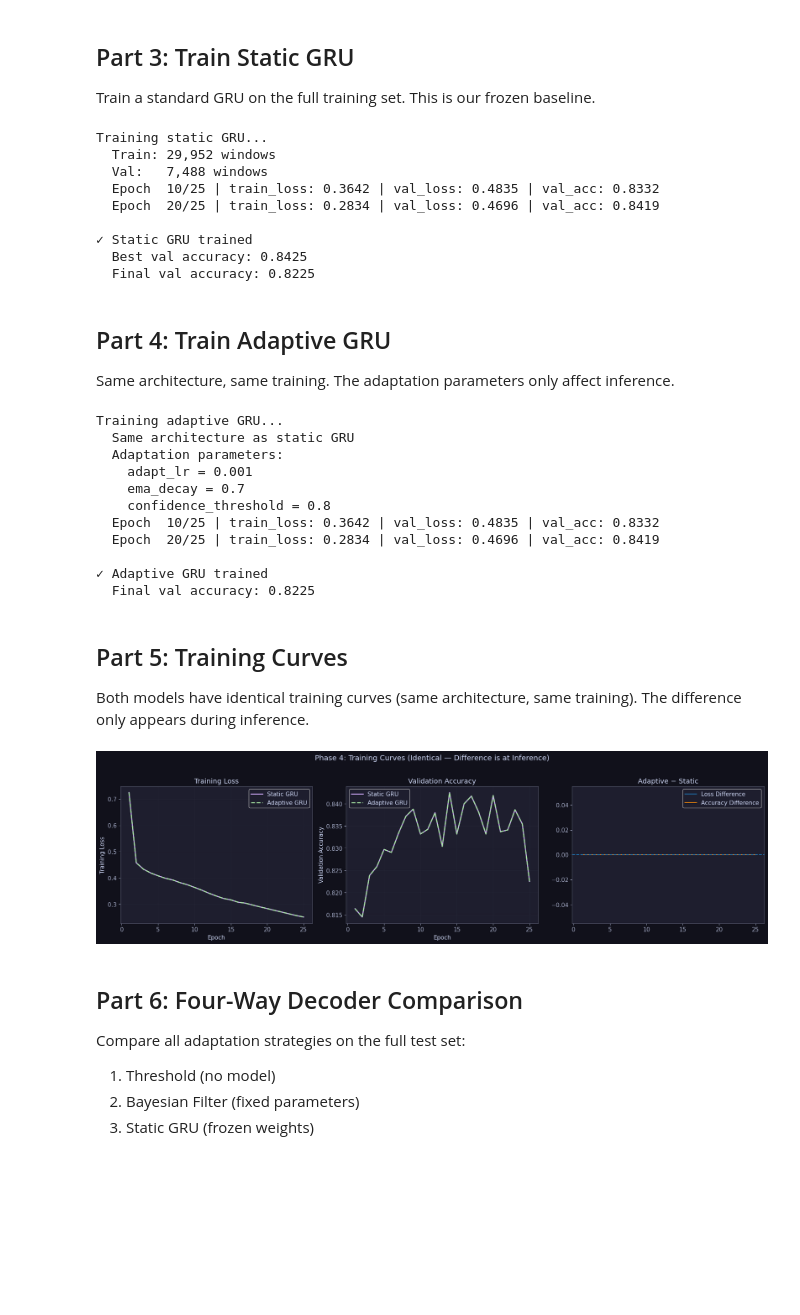
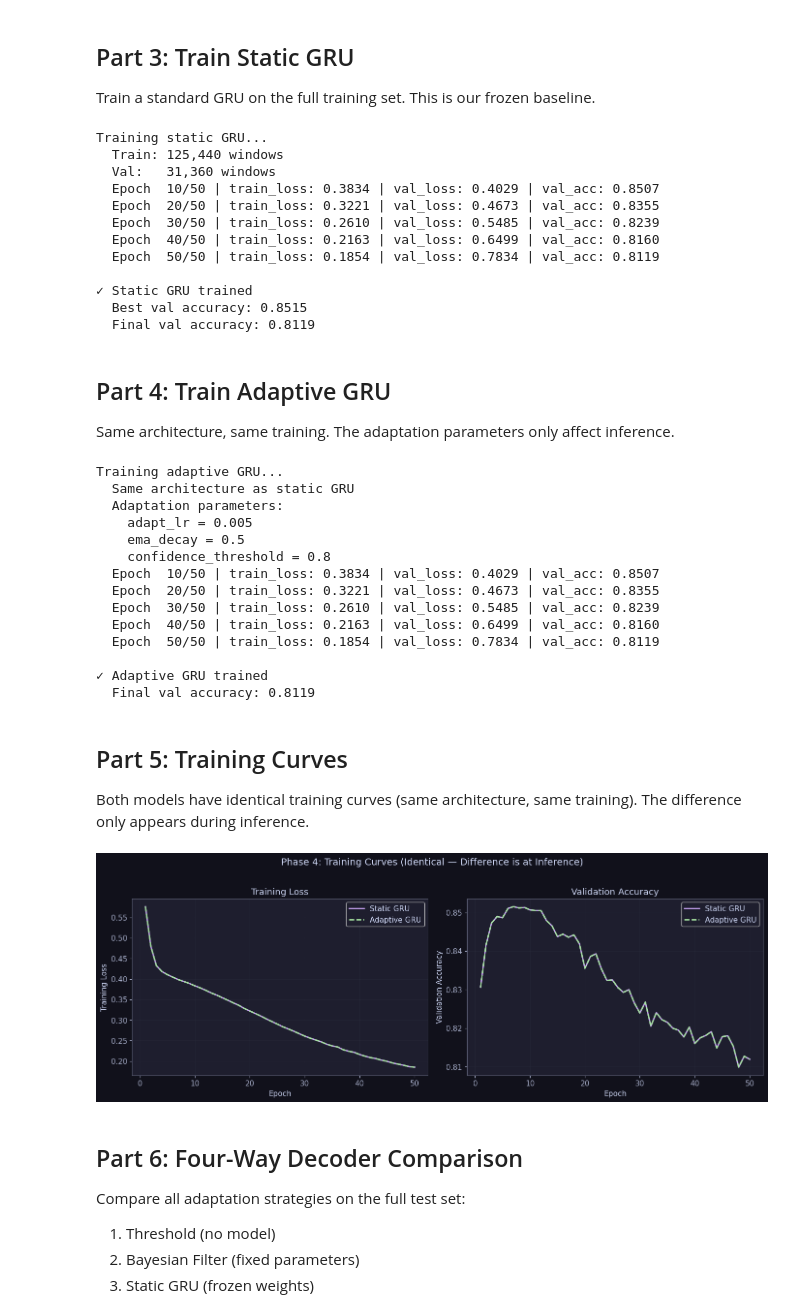
Before and after one commit to pkarakala/cqec-ml-decoder, a Jupyter notebook: notebooks/04_phase4_adaptive_decoding.ipynb, the cells around one changed output. Drawn from its saved outputs; the diff is of its cells as text; code cells hidden in the pictures; blank space fills up the shorter version.

```diff
--- a/notebooks/04_phase4_adaptive_decoding.ipynb
+++ b/notebooks/04_phase4_adaptive_decoding.ipynb
@@ -126,8 +116,8 @@ Generate trajectories with parameters that drift over time.
 Using 200 trajectories with T=1000 for better statistics.
 # %%
 # Dataset parameters
-N_TRAJECTORIES = 60
-T = 800
+N_TRAJECTORIES = 200
+T = 1000
 WINDOW_SIZE = 20
 P_FLIP = 0.02
 
@@ -207,7 +197,7 @@ print(f"  Val:   {len(X_val_split):,} windows")
 result_static = train_gru(
     X_train_split, y_train_split,
     X_val_split, y_val_split,
-    epochs=25,
+    epochs=50,
     batch_size=256,
     lr=0.001,
     hidden_size=64,
@@ -222,14 +212,17 @@ print(f"  Best val accuracy: {max(static_history['val_acc']):.4f}")
 print(f"  Final val accuracy: {static_history['val_acc'][-1]:.4f}")
 # %% [output]
 Training static GRU...
-  Train: 29,952 windows
-  Val:   7,488 windows
-  Epoch  10/25 | train_loss: 0.3642 | val_loss: 0.4835 | val_acc: 0.8332
-  Epoch  20/25 | train_loss: 0.2834 | val_loss: 0.4696 | val_acc: 0.8419
+  Train: 125,440 windows
+  Val:   31,360 windows
+  Epoch  10/50 | train_loss: 0.3834 | val_loss: 0.4029 | val_acc: 0.8507
+  Epoch  20/50 | train_loss: 0.3221 | val_loss: 0.4673 | val_acc: 0.8355
+  Epoch  30/50 | train_loss: 0.2610 | val_loss: 0.5485 | val_acc: 0.8239
+  Epoch  40/50 | train_loss: 0.2163 | val_loss: 0.6499 | val_acc: 0.8160
+  Epoch  50/50 | train_loss: 0.1854 | val_loss: 0.7834 | val_acc: 0.8119
 
 ✓ Static GRU trained
-  Best val accuracy: 0.8425
-  Final val accuracy: 0.8225
+  Best val accuracy: 0.8515
+  Final val accuracy: 0.8119
 # %% [markdown]
 ## Part 4: Train Adaptive GRU
 
@@ -238,19 +231,19 @@ Same architecture, same training. The adaptation parameters only affect inferenc
 print(f"Training adaptive GRU...")
 print(f"  Same architecture as static GRU")
 print(f"  Adaptation parameters:")
-print(f"    adapt_lr = 0.001")
-print(f"    ema_decay = 0.7")
+print(f"    adapt_lr = 0.005")
+print(f"    ema_decay = 0.5")
 print(f"    confidence_threshold = 0.8")
 
 result_adaptive = train_adaptive_gru(
     X_train_split, y_train_split,
     X_val_split, y_val_split,
-    epochs=25,
+    epochs=50,
     batch_size=256,
     lr=0.001,
     hidden_size=64,
-    adapt_lr=0.001,
-    ema_decay=0.7,
+    adapt_lr=0.005,
+    ema_decay=0.5,
     confidence_threshold=0.8,
     seed=42
 )
@@ -268,59 +261,48 @@ print(f"  Final val accuracy: {adaptive_history['val_acc'][-1]:.4f}")
 Training adaptive GRU...
   Same architecture as static GRU
   Adaptation parameters:
-    adapt_lr = 0.001
-    ema_decay = 0.7
+    adapt_lr = 0.005
+    ema_decay = 0.5
     confidence_threshold = 0.8
-  Epoch  10/25 | train_loss: 0.3642 | val_loss: 0.4835 | val_acc: 0.8332
-  Epoch  20/25 | train_loss: 0.2834 | val_loss: 0.4696 | val_acc: 0.8419
+  Epoch  10/50 | train_loss: 0.3834 | val_loss: 0.4029 | val_acc: 0.8507
+  Epoch  20/50 | train_loss: 0.3221 | val_loss: 0.4673 | val_acc: 0.8355
+  Epoch  30/50 | train_loss: 0.2610 | val_loss: 0.5485 | val_acc: 0.8239
+  Epoch  40/50 | train_loss: 0.2163 | val_loss: 0.6499 | val_acc: 0.8160
+  Epoch  50/50 | train_loss: 0.1854 | val_loss: 0.7834 | val_acc: 0.8119
 
 ✓ Adaptive GRU trained
-  Final val accuracy: 0.8225
+  Final val accuracy: 0.8119
 # %% [markdown]
 ## Part 5: Training Curves
 
 Both models have identical training curves (same architecture, same training).
 The difference only appears during inference.
 # %%
-#ISSUE : 0 DIFFERENCE BETWEEN STATIC AND ADAPATIVE HERE. WHY DO WE INCLUDE THIS GRAPH?
-
-fig, axes = plt.subplots(1, 3, figsize=(18,5))
+fig, axes = plt.subplots(1, 2, figsize=(14, 5))
 epochs = range(1, len(static_history['train_loss']) + 1)
 
-loss_diff = np.array(adaptive_history['train_loss']) - np.array(static_history['train_loss'])
-acc_diff = np.array(adaptive_history['val_acc']) - np.array(static_history['val_acc'])
-
-# Training loss
 axes[0].plot(epochs, static_history['train_loss'], label='Static GRU', color=COLORS['static'], linewidth=2)
 axes[0].plot(epochs, adaptive_history['train_loss'], label='Adaptive GRU', color=COLORS['hybrid'], linewidth=2, linestyle='--')
 axes[0].set_xlabel('Epoch')
 axes[0].set_ylabel('Training Loss')
 axes[0].set_title('Training Loss')
 axes[0].legend()
 axes[0].grid(True, alpha=0.3)
 
-# Validation accuracy
 axes[1].plot(epochs, static_history['val_acc'], label='Static GRU', color=COLORS['static'], linewidth=2)
 axes[1].plot(epochs, adaptive_history['val_acc'], label='Adaptive GRU', color=COLORS['hybrid'], linewidth=2, linestyle='--')
 axes[1].set_xlabel('Epoch')
 axes[1].set_ylabel('Validation Accuracy')
 axes[1].set_title('Validation Accuracy')
 axes[1].legend()
 axes[1].grid(True, alpha=0.3)
 
-# Difference plot
-axes[2].plot(epochs, loss_diff, label='Loss Difference')
-axes[2].plot(epochs, acc_diff, label='Accuracy Difference')
-axes[2].axhline(0, linestyle='--')
-axes[2].set_title('Adaptive − Static')
-axes[2].legend()
-
 plt.suptitle('Phase 4: Training Curves (Identical — Difference is at Inference)', fontsize=14, y=1.02)
 plt.tight_layout()
 plt.savefig(os.path.join(FIGURES_DIR, "phase4_training_curves.png"), dpi=150, bbox_inches="tight")
 plt.show()
 # %% [output]
-[figure, old version]
+[figure, new version]
 # %% [markdown]
 ## Part 6: Four-Way Decoder Comparison
 
```
Also changed, not shown: parts of 11 cells of this notebook, 20 other files.
